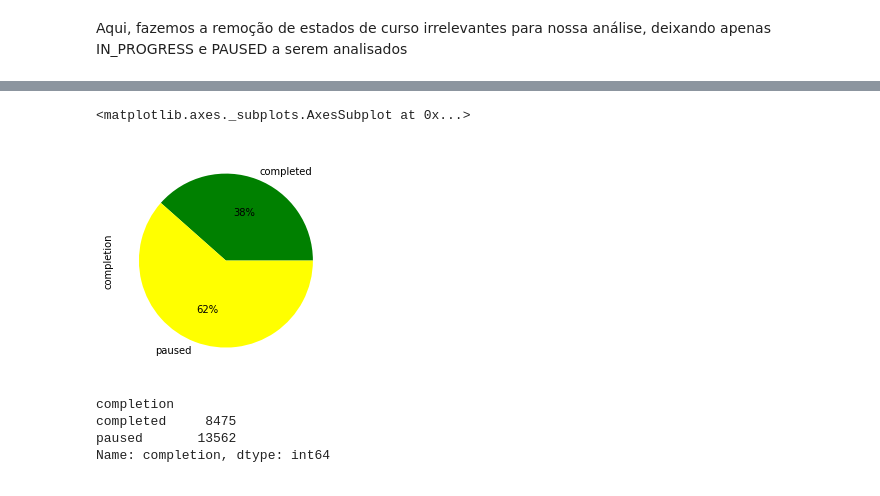
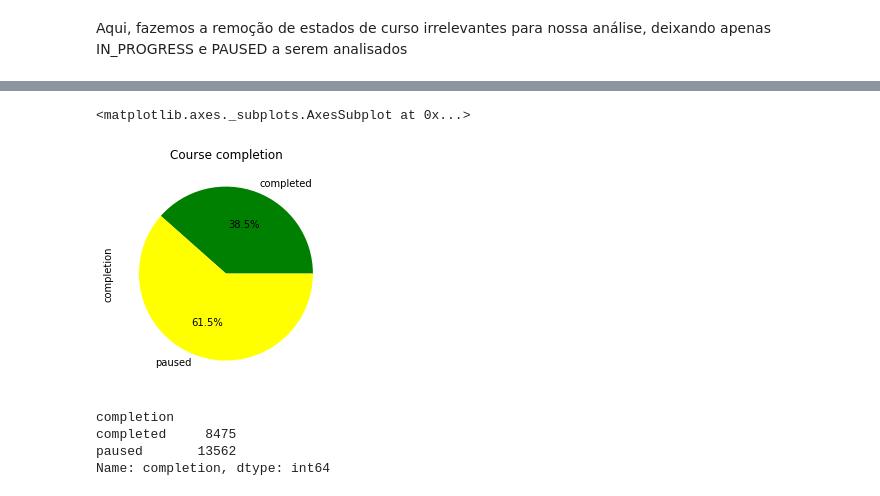
Before and after one commit to jo-nsc/distance-education-2020, a Jupyter notebook: analise_perfil_alunos.ipynb, the cells around one changed output, grey strips where cells are left out. Drawn from its saved outputs; the diff is of its cells as text; code cells hidden in the pictures.

```diff
--- a/analise_perfil_alunos.ipynb
+++ b/analise_perfil_alunos.ipynb
@@ -80,8 +246,8 @@ statuses.head()
 # %%
-statuses.groupby('completion')['completion'].count().plot.pie(colors = ['green','yellow'], autopct='%1.0f%%')
+statuses.groupby('completion')['completion'].count().plot.pie(colors = ['green','yellow'], autopct='%1.1f%%',title='Course completion',)
 # %% [output]
 <matplotlib.axes._subplots.AxesSubplot at 0x...>
-[figure, old version]
+[figure, new version]
 # %%
 statuses.groupby('completion')['completion'].count()
 # %% [output]
```
Also changed, not shown: parts of 19 cells of this notebook.
